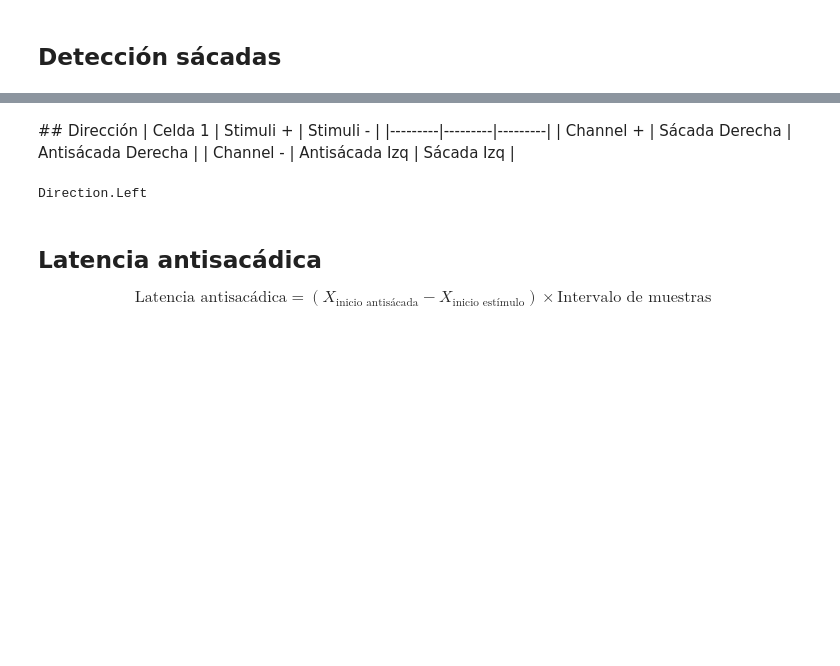
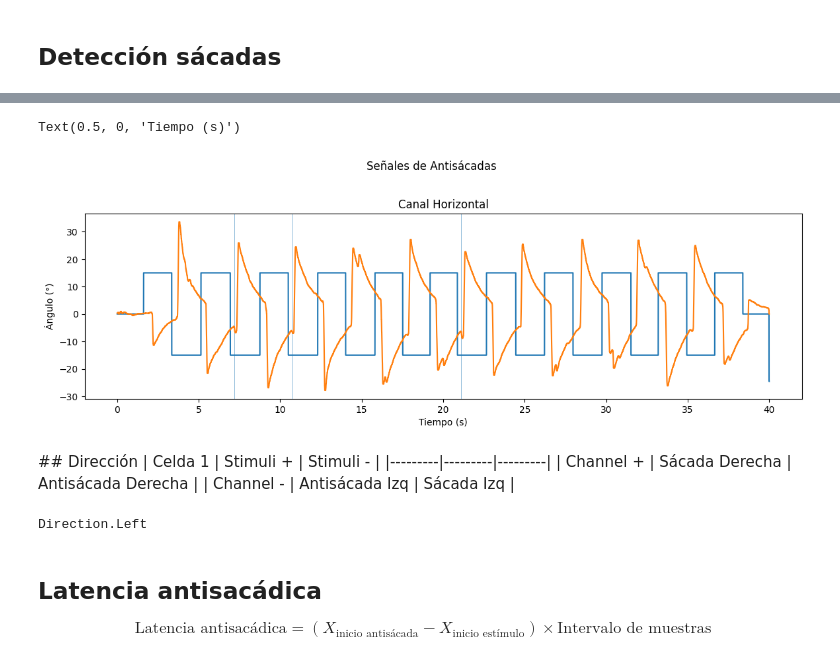
Before and after one commit to idertator/openeog, a Jupyter notebook: notebooks/Antisaccades_Biomarkers.ipynb, the cells around one changed output, grey strips where cells are left out. Cells and saved outputs as stored; diff of their text form; code cells hidden in the pictures; blank space fills up the shorter version.

```diff
--- a/notebooks/Antisaccades_Biomarkers.ipynb
+++ b/notebooks/Antisaccades_Biomarkers.ipynb
@@ -129,0 +149,7 @@ Text(0.5, 0, 'Tiempo (s)')
+# %%
+def detect_changes(stimuli: np.ndarray) -> list[int]:
+    change_indices = []
+    for i in range(1, len(stimuli)):
+        if stimuli[i] != stimuli[i - 1]:
+            change_indices.append(i)
+    return change_indices
@@ -130,3 +223,19 @@ Text(0.5, 0, 'Tiempo (s)')
+# %%
+plt.suptitle("Señales de Antisácadas")
+
+plt.subplot(211)
+plt.title("Canal Horizontal")
+for start, end in sacadas:
+#for start, end in saccades(antisacade.hor_channel, antisacade.angle, 0.2):
+    plt.axvspan((start)/1000, (end)/1000, alpha=0.5)
+plt.plot(time, antisacade.hor_stimuli)
+plt.plot(time, antisacade.hor_channel)
+plt.ylabel("Ángulo (°)");
+plt.xlabel("Tiempo (s)")
+#plt.xlim(6, 8)  # Limitar el eje x de 0 a 5 segundos
+# %% [output]
+Text(0.5, 0, 'Tiempo (s)')
+[figure, added]
 # %% [markdown]
 ## Dirección
 | Celda 1 | Stimuli + | Stimuli - |
```
Also changed, not shown: parts of 20 cells of this notebook, 9 other files.
